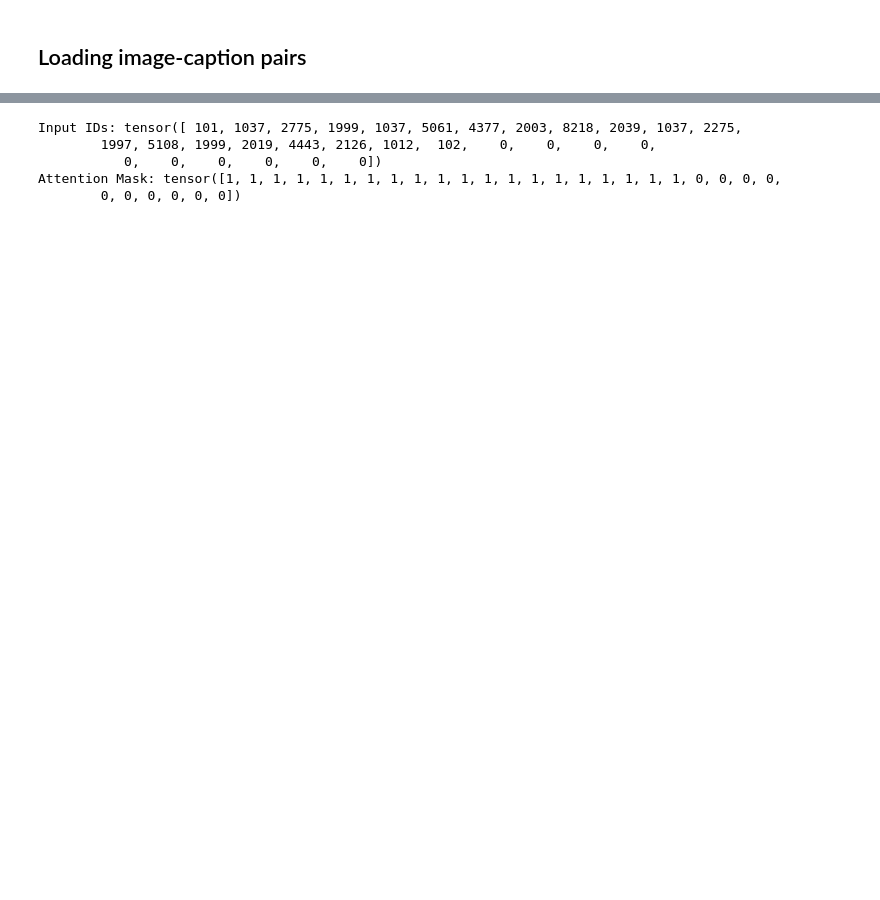
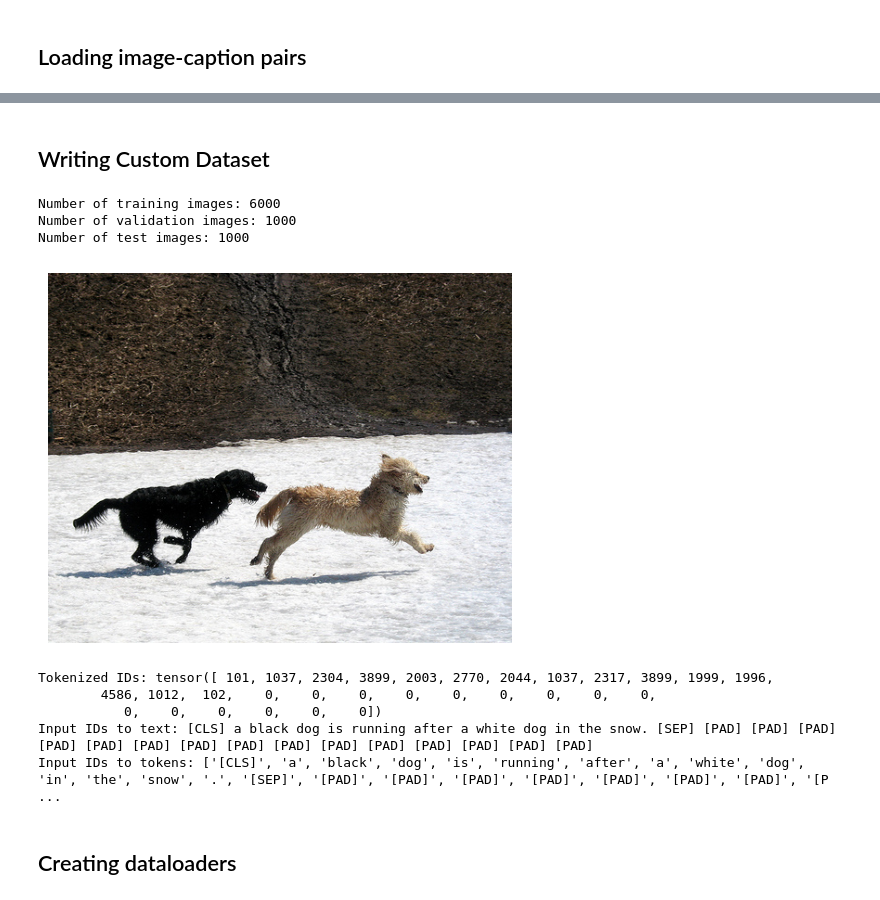
Before and after one commit to sindhu213/Image-Captioning-Model, a Jupyter notebook: model.ipynb, the cells around one changed output, grey strips where cells are left out. Drawn from its saved outputs; the diff is of its cells as text; code cells hidden in the pictures; blank space fills up the shorter version.

Commit message:
added steps for data preparation

```diff
--- a/model.ipynb
+++ b/model.ipynb
@@ -42,10 +55,8 @@ print(example)
 # %%
-from transformers import AutoTokenizer
-
 model_name = "bert-base-uncased"
 tokenizer = AutoTokenizer.from_pretrained(model_name)
 
-def tokenize_caption(caption,max_length = 30):
+def tokenize(caption,max_length = 30):
   tokens = tokenizer(
       caption,
       max_length = max_length,
@@ -54,13 +65,5 @@ def tokenize_caption(caption,max_length = 30):
       return_tensors = "pt"
   )
   return tokens.input_ids.squeeze(0), tokens.attention_mask.squeeze(0)
-
-input_ids, attention_mask = tokenize_caption(example[1][0])
-print(f"Input IDs: {input_ids}")
-print(f"Attention Mask: {attention_mask}")
-# %% [output]
-Input IDs: tensor([ 101, 1037, 2775, 1999, 1037, 5061, 4377, 2003, 8218, 2039, 1037, 2275,
-        1997, 5108, 1999, 2019, 4443, 2126, 1012,  102,    0,    0,    0,    0,
-           0,    0,    0,    0,    0,    0])
-Attention Mask: tensor([1, 1, 1, 1, 1, 1, 1, 1, 1, 1, 1, 1, 1, 1, 1, 1, 1, 1, 1, 1, 0, 0, 0, 0,
-        0, 0, 0, 0, 0, 0])
+# %% [markdown]
+## Writing Custom Dataset
@@ -66,0 +105,45 @@ Attention Mask: tensor([1, 1, 1, 1, 1, 1, 1, 1, 1, 1, 1, 1, 1, 1, 1, 1, 1, 1, 1,
+# %%
+def image_list(filepath):
+  with open(filepath,'r') as f:
+    return [line.strip() for line in f.readlines()]
+
+training_data = image_list(PATH_TO_TRAINING_DATA)
+validation_data = image_list(PATH_TO_VALIDATION_DATA)
+test_data = image_list(PATH_TO_TEST_DATA)
+
+print(f"Number of training images: {len(training_data)}")
+print(f"Number of validation images: {len(validation_data)}")
+print(f"Number of test images: {len(test_data)}")
+# %% [output]
+Number of training images: 6000
+Number of validation images: 1000
+Number of test images: 1000
+# %%
+captions = load_captions(PATH_TO_CAPTIONS)
+
+example_dataset = Flickr8kDataset(
+    image_dir = PATH_TO_IMAGES,
+    captions_dict = captions,
+    image_filenames = training_data,
+    tokenizer = tokenize,
+    max_length = 30
+)
+# %%
+fig = plt.figure()
+image, input_ids, attention_mask = example_dataset[0]
+plt.imshow(image)
+plt.axis('off')
+plt.show()
+
+print(f"Tokenized IDs: {input_ids}")
+print(f"Input IDs to text: {tokenizer.decode(input_ids)}")
+print(f"Input IDs to tokens: {tokenizer.convert_ids_to_tokens(input_ids)}")
+# %% [output]
+[figure, added]
+Tokenized IDs: tensor([ 101, 1037, 2304, 3899, 2003, 2770, 2044, 1037, 2317, 3899, 1999, 1996,
+        4586, 1012,  102,    0,    0,    0,    0,    0,    0,    0,    0,    0,
+           0,    0,    0,    0,    0,    0])
+Input IDs to text: [CLS] a black dog is running after a white dog in the snow. [SEP] [PAD] [PAD] [PAD] [PAD] [PAD] [PAD] [PAD] [PAD] [PAD] [PAD] [PAD] [PAD] [PAD] [PAD] [PAD]
+Input IDs to tokens: ['[CLS]', 'a', 'black', 'dog', 'is', 'running', 'after', 'a', 'white', 'dog', 'in', 'the', 'snow', '.', '[SEP]', '[PAD]', '[PAD]', '[PAD]', '[PAD]', '[PAD]', '[PAD]', '[PAD]', '[P ...
+# %% [markdown]
+## Creating dataloaders
```
Also changed, not shown: parts of 10 cells of this notebook, 1 other file.
